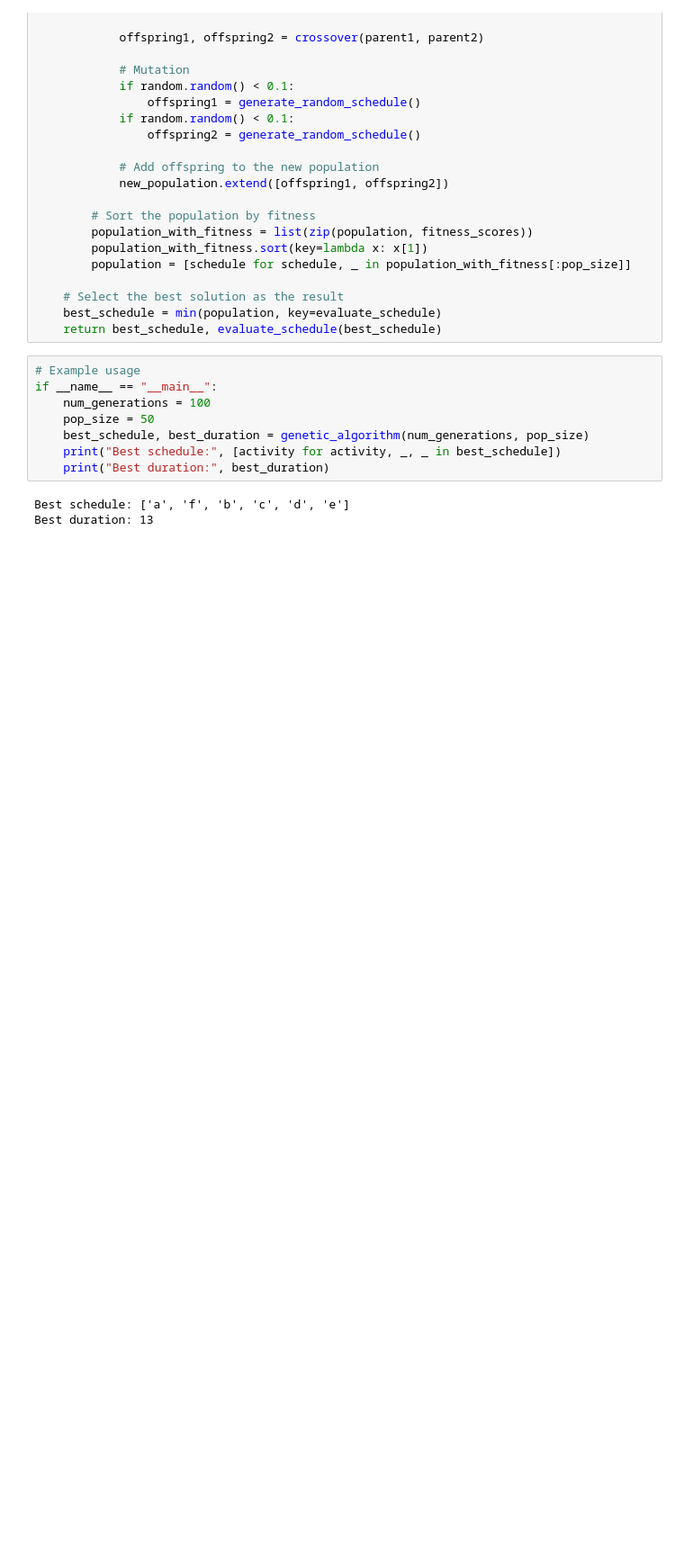
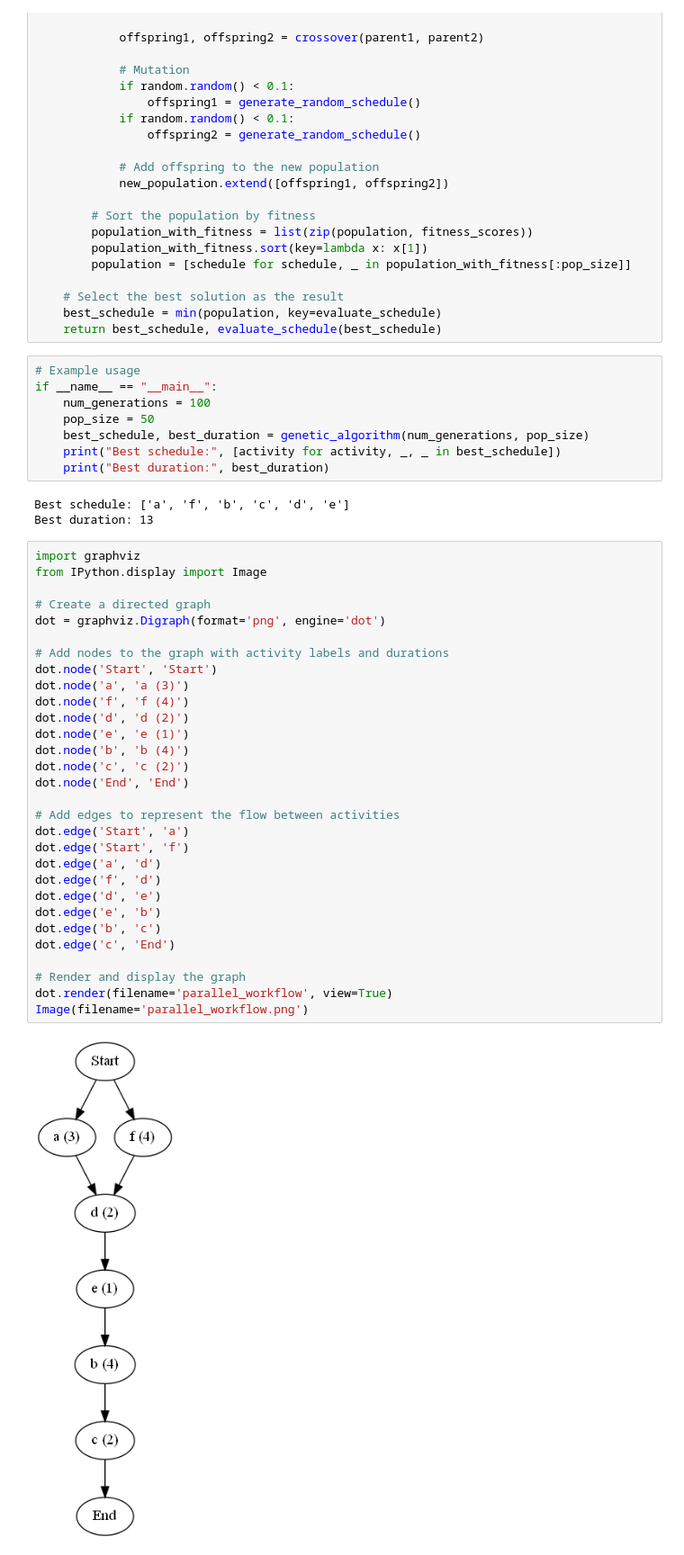
Before and after one commit to akshayk7k/AI-RCPS-, a Jupyter notebook: RCPSP_with_GA.ipynb, the cells around one changed output. Shown: that part at 90% size. Cells and saved outputs as stored; diff of their text form; blank space fills up the shorter version.

```diff
--- a/RCPSP_with_GA.ipynb
+++ b/RCPSP_with_GA.ipynb
@@ -119,3 +119,35 @@ if __name__ == "__main__":
 # %% [output]
 Best schedule: ['a', 'f', 'b', 'c', 'd', 'e']
 Best duration: 13
+# %%
+import graphviz
+from IPython.display import Image
+
+# Create a directed graph
+dot = graphviz.Digraph(format='png', engine='dot')
+
+# Add nodes to the graph with activity labels and durations
+dot.node('Start', 'Start')
+dot.node('a', 'a (3)')
+dot.node('f', 'f (4)')
+dot.node('d', 'd (2)')
+dot.node('e', 'e (1)')
+dot.node('b', 'b (4)')
+dot.node('c', 'c (2)')
+dot.node('End', 'End')
+
+# Add edges to represent the flow between activities
+dot.edge('Start', 'a')
+dot.edge('Start', 'f')
+dot.edge('a', 'd')
+dot.edge('f', 'd')
+dot.edge('d', 'e')
+dot.edge('e', 'b')
+dot.edge('b', 'c')
+dot.edge('c', 'End')
+
+# Render and display the graph
+dot.render(filename='parallel_workflow', view=True)
+Image(filename='parallel_workflow.png')
+# %% [output]
+[figure, added]
```
Also changed, not shown: 1 other file.
